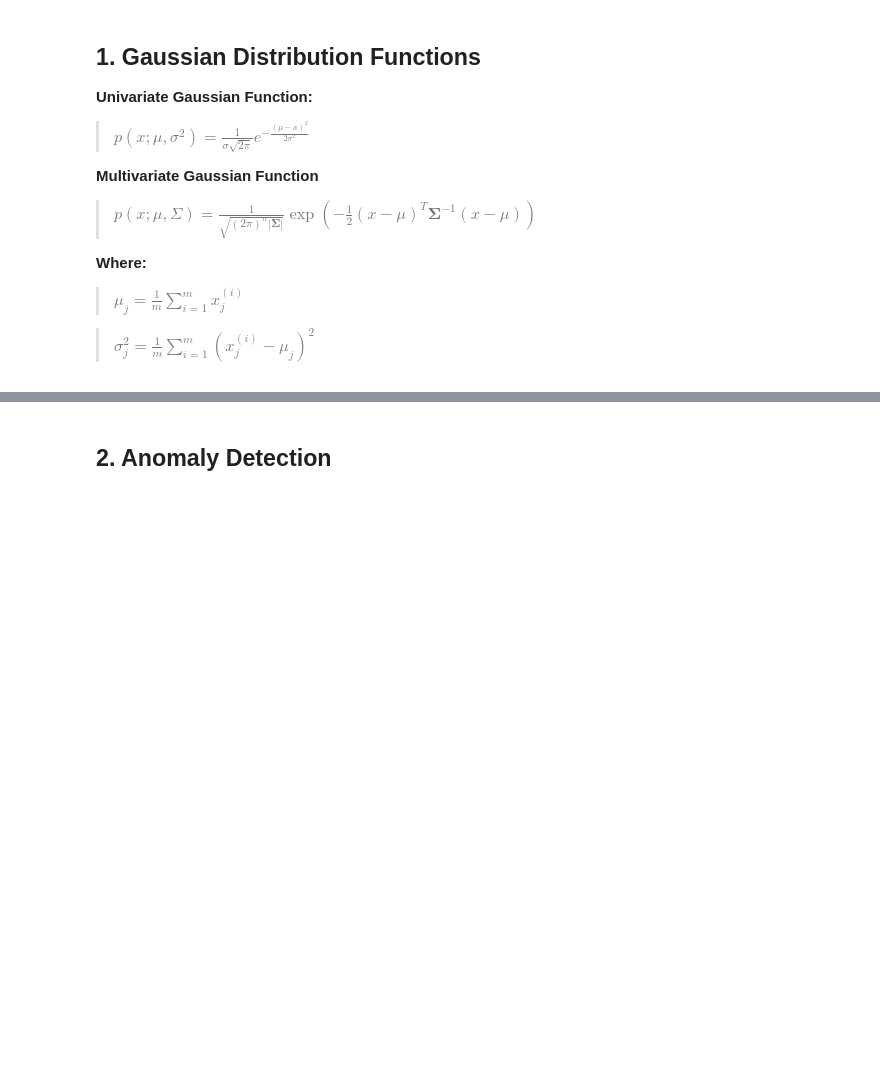
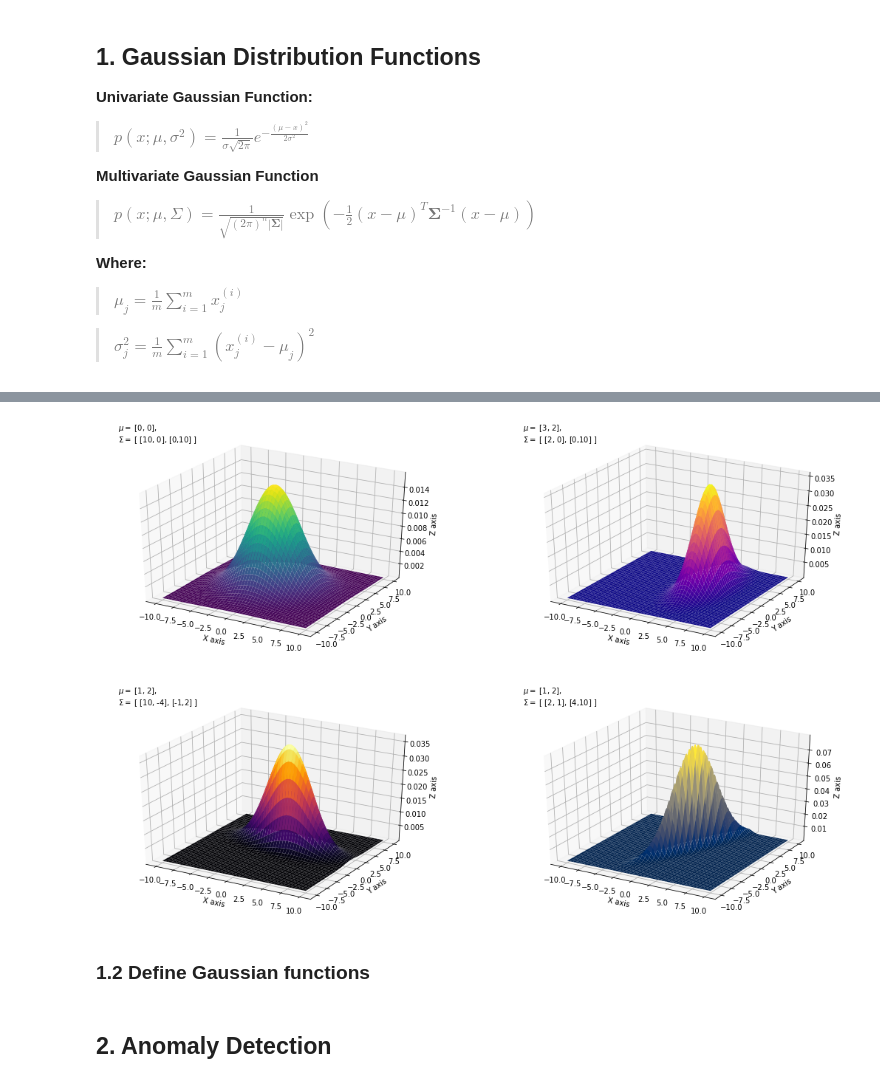
Before and after one commit to jchen8000/MachineLearning, a Jupyter notebook: Anomaly Detection/anomaly_detection.ipynb, the cells around one changed output, grey strips where cells are left out. Saved outputs shown, nothing was run; the diff lists cells and outputs as text; code cells hidden in the pictures; blank space fills up the shorter version.

```diff
--- a/Anomaly Detection/anomaly_detection.ipynb
+++ b/Anomaly Detection/anomaly_detection.ipynb
@@ -33,3 +41,59 @@ from sklearn.cluster import KMeans
+# %%
+#Create grid and multivariate normal
+x = np.linspace(-10,10,500)
+y = np.linspace(-10,10,500)
+X, Y = np.meshgrid(x,y)
+pos = np.empty(X.shape + (2,))
+pos[:, :, 0] = X; pos[:, :, 1] = Y
+
+#Make 3D plots
+mu_x, mu_y = 0, 0
+variance_x, variance_y = 10, 10
+rv = multivariate_normal([mu_x, mu_y], [[variance_x, 0], [0, variance_y]])
+
+fig = plt.figure(figsize=(18,12))
+ax = fig.add_subplot(2, 2, 1, projection='3d')
+ax.plot_surface(X, Y, rv.pdf(pos),cmap='viridis',linewidth=0)
+ax.text2D(0.05, 0.95, "$\mu=$ [0, 0],\n$\Sigma=$ [ [10, 0], [0,10] ]", transform=ax.transAxes)
+ax.set_xlabel('X axis')
+ax.set_ylabel('Y axis')
+ax.set_zlabel('Z axis')
+
+
+rv = multivariate_normal([3, 2], [[2, 0], [0, 10]])
+
+ax = fig.add_subplot(2, 2, 2, projection='3d')
+ax.plot_surface(X, Y, rv.pdf(pos),cmap='plasma',linewidth=0)
+ax.text2D(0.05, 0.95, "$\mu=$ [3, 2],\n$\Sigma=$ [ [2, 0], [0,10] ]", transform=ax.transAxes)
+ax.set_xlabel('X axis')
+ax.set_ylabel('Y axis')
+ax.set_zlabel('Z axis')
+
+
+rv = multivariate_normal([1, 2], [[10, -4], [-1, 2]])
+
+ax = fig.add_subplot(2, 2, 3, projection='3d')
+ax.plot_surface(X, Y, rv.pdf(pos),cmap='inferno',linewidth=0)
+ax.text2D(0.05, 0.95, "$\mu=$ [1, 2],\n$\Sigma=$ [ [10, -4], [-1,2] ]", transform=ax.transAxes)
+ax.set_xlabel('X axis')
+ax.set_ylabel('Y axis')
+ax.set_zlabel('Z axis')
+
+
+
+rv = multivariate_normal([1, 2], [[2, 1], [4, 10]])
+
+ax = fig.add_subplot(2, 2, 4, projection='3d')
+ax.plot_surface(X, Y, rv.pdf(pos),cmap='cividis',linewidth=0)
+ax.text2D(0.05, 0.95, "$\mu=$ [1, 2],\n$\Sigma=$ [ [2, 1], [4,10] ]", transform=ax.transAxes)
+ax.set_xlabel('X axis')
+ax.set_ylabel('Y axis')
+ax.set_zlabel('Z axis')
+plt.show()
+# %% [output]
+[figure, added]
+# %% [markdown]
+### 1.2 Define Gaussian functions
 # %%
 def estimateGaussian(X):
     """
```
Also changed, not shown: parts of 7 cells of this notebook.
